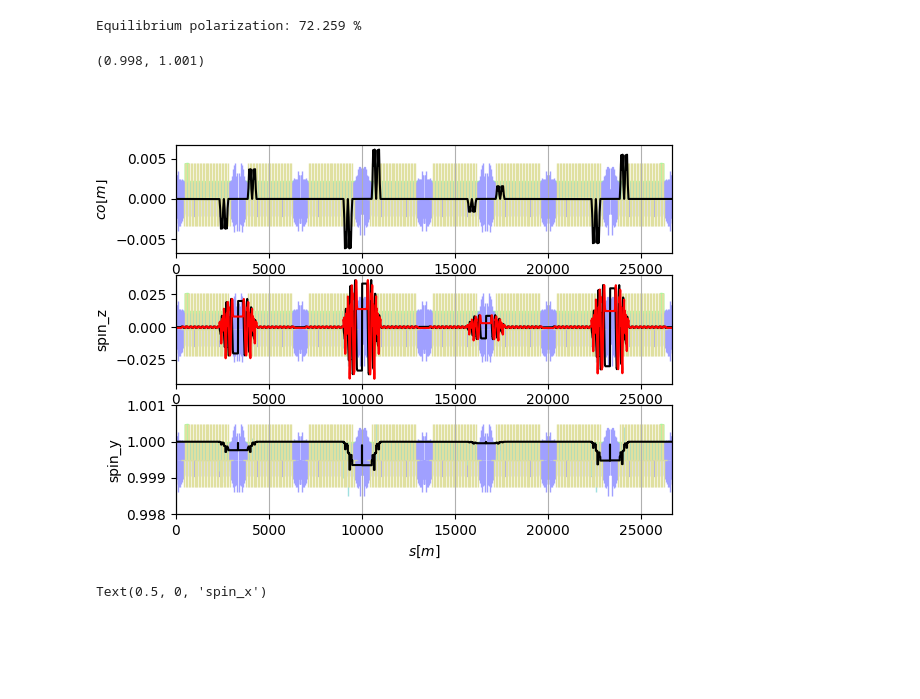
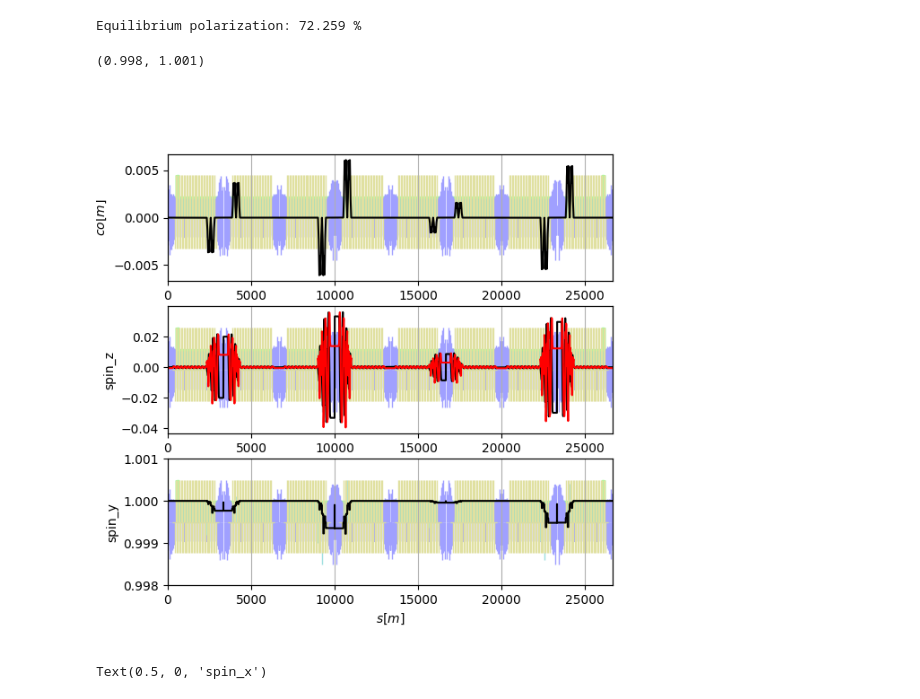
Before and after one commit to xsuite/tutorial_spin, a Jupyter notebook: notebook_00_spin_twiss.ipynb, the cells around one changed output. Drawn from its saved outputs; the diff is of its cells as text; code cells hidden in the pictures; blank space fills up the shorter version.

```diff
--- a/notebook_spin_twiss.ipynb
+++ b/notebook_00_spin_twiss.ipynb
@@ -64,17 +64,17 @@ print(f'Equilibrium polarization: {tw.spin_polarization_eq*100:.3f} %')
 # %% [output]
 Equilibrium polarization: 72.259 %
 # %%
-plt.figure(4.8, 6.4*1.3)
+plt.figure(figsize=(6.4, 4.8*1.3))
 ax1 = plt.subplot(3, 1, 1)
 tw.plot('y', ax=ax1)
 ax2 = plt.subplot(3, 1, 2)
 tw.plot('spin_x spin_z', ax=ax2)
 ax3 = plt.subplot(3, 1, 3, sharex=ax1)
 tw.plot('spin_y', ax=ax3)
 plt.ylim(0.998, 1.001)
 # %% [output]
 (0.998, 1.001)
-[figure, old version]
+[figure, new version]
 # %%
 # Spin precession on one side of IP4
 tw4 = tw.rows['ip4':'ip5']
```
Also changed, not shown: 1 other file.
